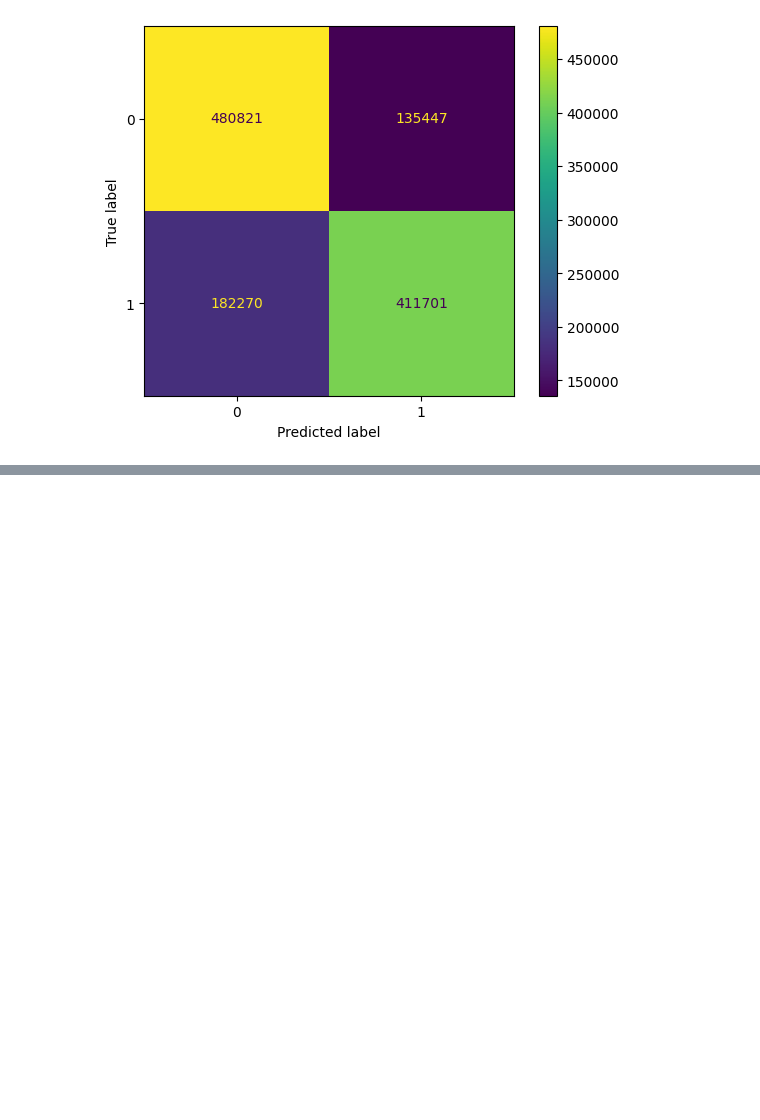
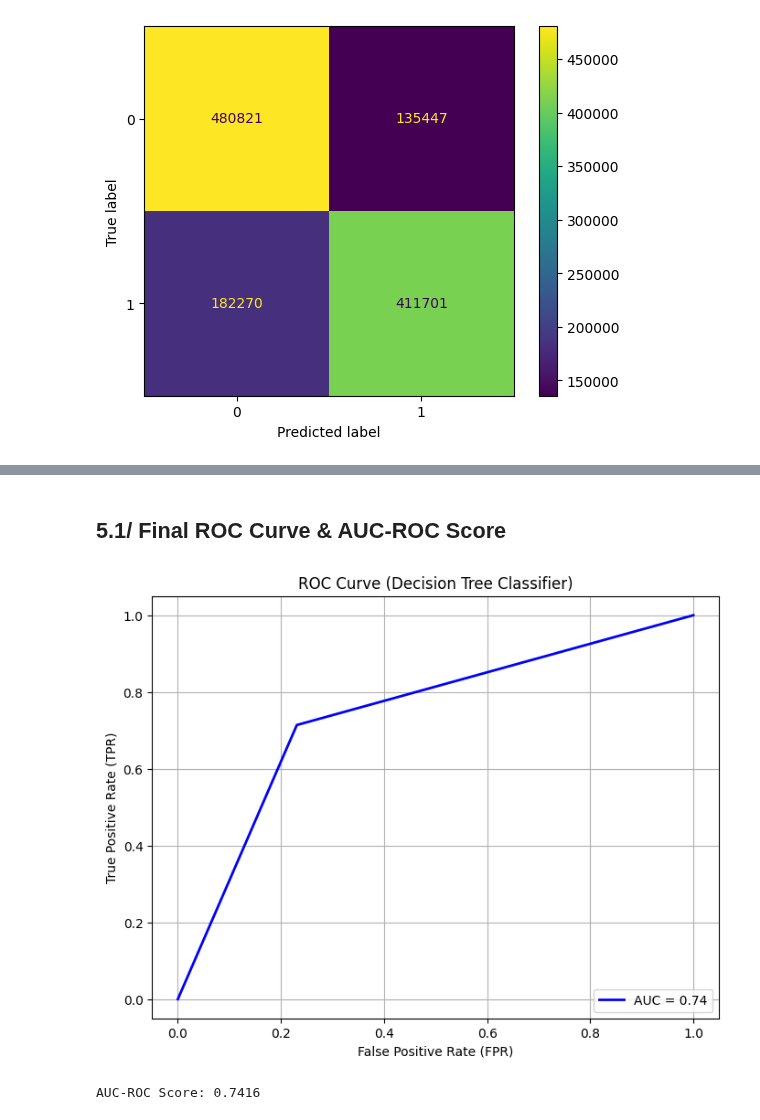
Before and after one commit to YoungSnoww/LeagueOfLegendsModelBenchmark, a Jupyter notebook: machine_learning/DecisionTreeClassifier.ipynb, the cells around one changed output, grey strips where cells are left out. Saved outputs shown, nothing was run; the diff lists cells and outputs as text; code cells hidden in the pictures; blank space fills up the shorter version.

```diff
--- a/machine_learning/DecisionTreeClassifier.ipynb
+++ b/machine_learning/DecisionTreeClassifier.ipynb
@@ -299,0 +366,19 @@ AUC-ROC Score: 0.7367
+# %%
+"""
+Retreive the best model and use a cross-validation to evaluate it
+"""
+
+# Get the best model
+best_model = grid_search.best_estimator_
+
+# Perform cross-validation
+from sklearn.model_selection import cross_val_score
+
+# Perform cross-validation
+cv_scores = cross_val_score(best_model, X_train, y_train, cv=5, scoring='accuracy', verbose=2, n_jobs=-1)
+
+# Print the cross-validation scores
+print("*********************************************")
+print(f"Cross-Validation Scores: {cv_scores}")
+print(f"Mean CV Score: {cv_scores.mean():.4f}")
+print("*********************************************")
@@ -299,0 +397,31 @@ AUC-ROC Score: 0.7367
+# %% [markdown]
+## 5.1/ Final ROC Curve & AUC-ROC Score
+# %%
+"""
+ROC Curve & AUC-ROC Score of the best model
+"""
+
+# Predict the entire test set
+y_pred = best_model.predict(X_test)
+
+# Compute ROC curve
+fpr, tpr, thresholds = roc_curve(y_test, y_pred)
+
+# Compute AUC-ROC score
+auc_roc = roc_auc_score(y_test, y_pred)
+
+# Plot ROC Curve
+plt.figure(figsize=(8, 6))
+plt.plot(fpr, tpr, color='blue', lw=2, label=f'AUC = {auc_roc:.2f}')
+plt.xlabel('False Positive Rate (FPR)')
+plt.ylabel('True Positive Rate (TPR)')
+plt.title('ROC Curve (Decision Tree Classifier)')
+plt.legend(loc='lower right')
+plt.grid(True)
+plt.show()
+
+# Print AUC-ROC score
+print(f"AUC-ROC Score: {auc_roc:.4f}")
+# %% [output]
+[figure, added]
+AUC-ROC Score: 0.7416
```
Also changed, not shown: parts of 8 cells of this notebook.
